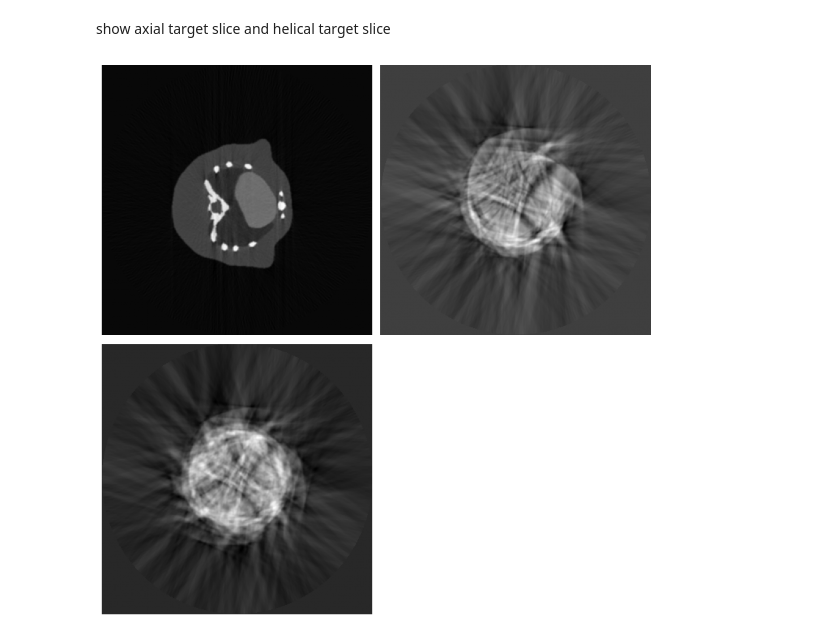
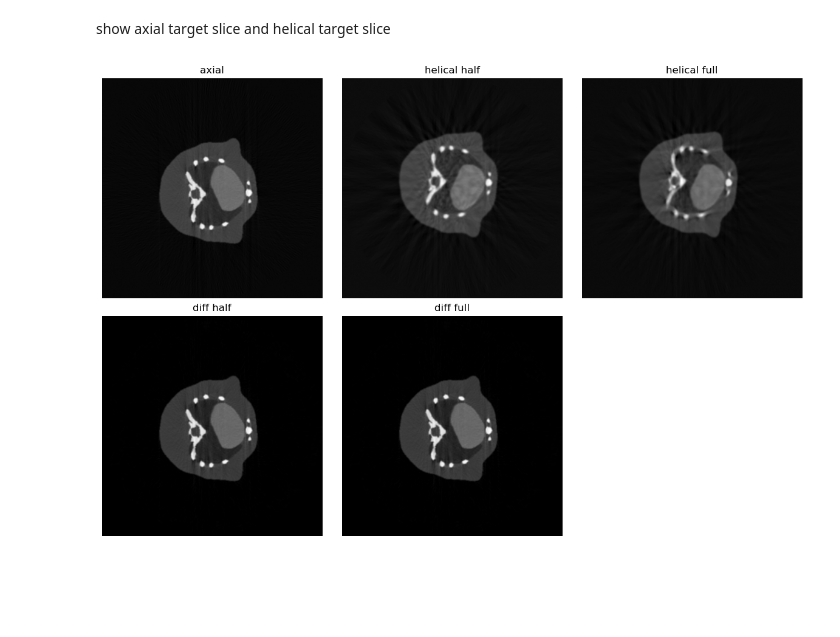
Before and after one commit to trubby22/mrigi-msi-cw, a Jupyter notebook: code/main.ipynb, the cells around one changed output. Cells and saved outputs as stored; diff of their text form; code cells hidden in the pictures; blank space fills up the shorter version.

Commit message:
helical reconstruction works

```diff
--- a/code/main.ipynb
+++ b/code/main.ipynb
@@ -31,14 +31,18 @@ def show_gray_img(img):
     plt.show()
     plt.close()
 
-def show_images(img1,img2,img3):
-    imgs=[img1,img2,img3]
-    fig,axes=plt.subplots(2,2,figsize=(10,10))
+def show_images(imgs, titles):
+    n = len(imgs)
+    num_rows = math.ceil(n / 3)
+    num_cols = 3
+    img_side = 4
+    fig,axes=plt.subplots(num_rows, num_cols, figsize=(img_side * num_cols, img_side * num_rows))
     axes=axes.ravel()
     for i,ax in enumerate(axes):
         if i<len(imgs):
             ax.imshow(imgs[i],cmap='gray',origin='lower')
             ax.axis('off')
+            ax.set_title(titles[i])
         else:fig.delaxes(ax)
     plt.tight_layout()
     plt.show()
@@ -166,22 +170,23 @@ calculate helical sinogram for target slice
 # save to a numpy arr of shape: (180, 380, 380)
 helical_sinogram_target_slice_half = np.zeros((num_projections_per_axial_scan, num_detector_elements))
 helical_sinogram_target_slice_full = np.zeros((num_projections_per_axial_scan * 2, num_detector_elements))
-foo = defaultdict(lambda: (float('inf'), -1))
+foo = defaultdict(lambda: (float('inf'), -1, -1))
 target_slice = 109
 for i in range(len(helical_sinograms)):
     theta, z_detector_row, projection_1d = helical_sinograms[i]
-    foo_dist, j = foo[theta]
+    foo_dist, _, _ = foo[theta]
     cur_dist = abs(target_slice - z_detector_row)
     if cur_dist < foo_dist:
-        foo[theta] = (cur_dist, i)
+        foo[theta] = (cur_dist, i, z_detector_row)
 
 assert set(foo.keys()) == set(range(num_projections_per_axial_scan * 2)), f"Dict keys don't correspond to {min(range(num_projections_per_axial_scan))} - {max(range(num_projections_per_axial_scan * 2))}"
 for i in range(num_projections_per_axial_scan * 2):
-    foo_dist, j = foo[i]
-    theta, z_detector_row, projection_1d = helical_sinograms[i]
+    foo_dist, j, j_z = foo[i]
+    theta, z_detector_row, projection_1d = helical_sinograms[j]
     helical_sinogram_target_slice_full[i] = projection_1d
     if i < num_projections_per_axial_scan:
         helical_sinogram_target_slice_half[i] = projection_1d
+    print(theta, f"{z_detector_row:.2f}", f"{foo_dist:.2f}")
 
 helical_sinogram_target_slice_half = helical_sinogram_target_slice_half.T
 helical_sinogram_target_slice_full = helical_sinogram_target_slice_full.T
@@ -197,7 +220,24 @@ theta = np.linspace(0, num_projections_per_axial_scan * 2, num_projections_per_a
 helical_reconstruction_full = iradon(helical_sinogram_target_slice_full, theta=theta, filter_name="hann", circle=True)
 # %% [markdown]
 show axial target slice and helical target slice
-# %%
-show_images(axial_reconstructions[109], helical_reconstruction_half, helical_reconstruction_full)
-# %% [output]
-[figure, removed]
+# %%
+axial_reconstruction = axial_reconstructions[109]
+diff_half = abs(helical_reconstruction_half - axial_reconstruction)
+diff_full = abs(helical_reconstruction_full - axial_reconstruction)
+imgs = [
+    axial_reconstruction,
+    helical_reconstruction_half,
+    helical_reconstruction_full,
+    diff_half,
+    diff_full
+]
+titles = [
+    'axial',
+    'helical half',
+    'helical full',
+    'diff half',
+    'diff full'
+]
+show_images(imgs, titles)
+# %% [output]
+[figure, added]
```
Also changed, not shown: parts of 1 cell of this notebook.
